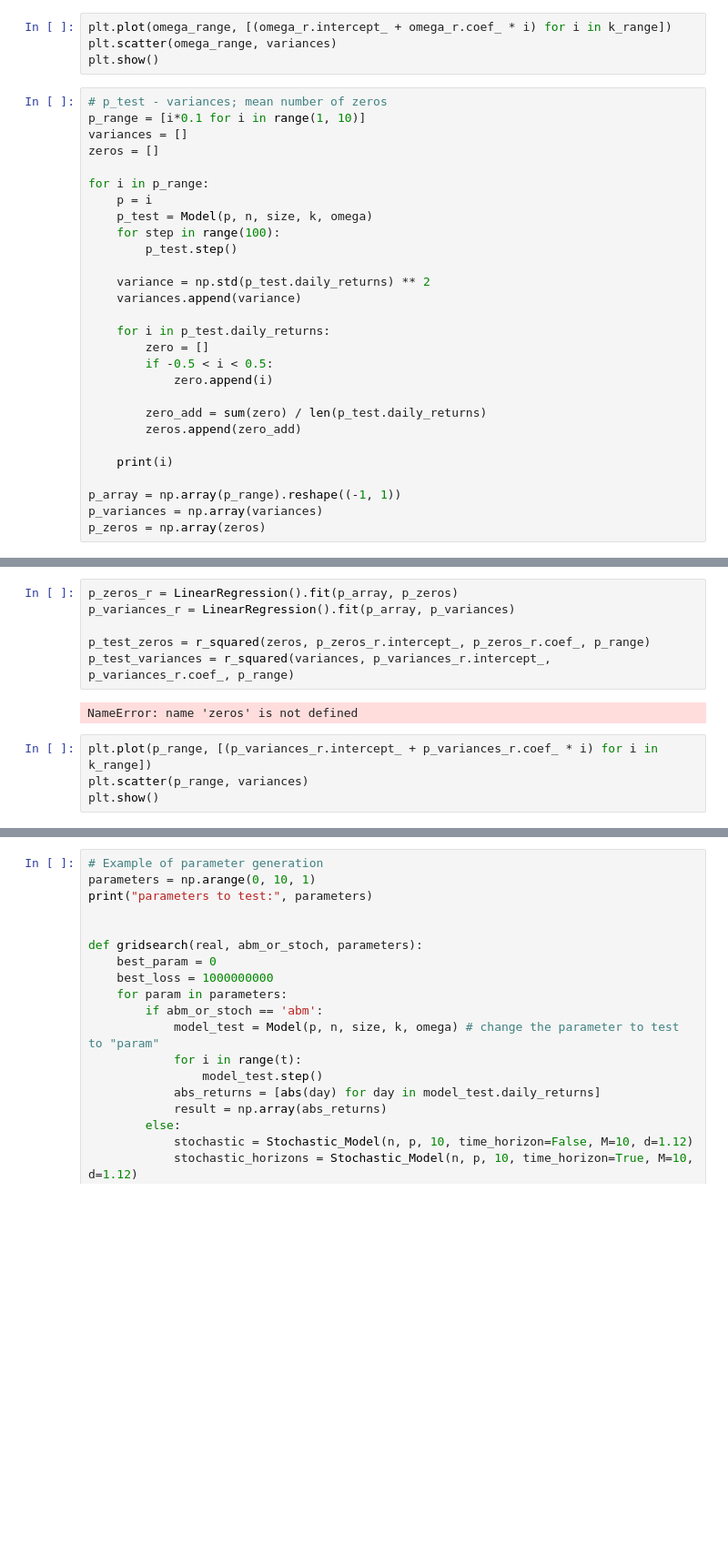
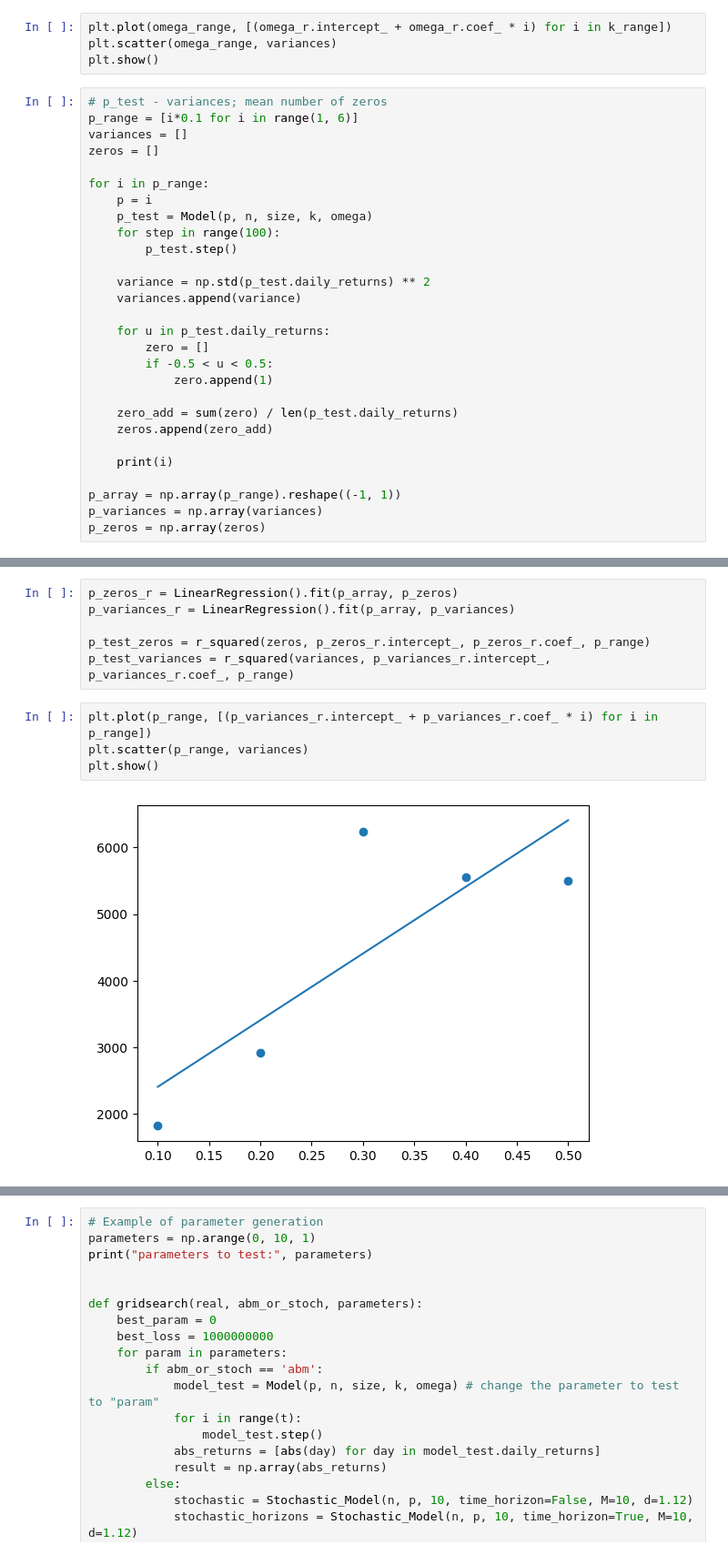
Before and after one commit to ymakoni/PCS_Financial_Market_ABM, a Jupyter notebook: main.ipynb, the cells around one changed output, grey strips where cells are left out. Shown: that part at 91% size. Drawn from its saved outputs; the diff is of its cells as text; blank space fills up the shorter version.

Commit message:
Noise and tests for stochastic model

```diff
--- a/main.ipynb
+++ b/main.ipynb
@@ -452,7 +452,7 @@ plt.scatter(omega_range, variances)
 plt.show()
 # %%
 # p_test - variances; mean number of zeros
-p_range = [i*0.1 for i in range(1, 10)]
+p_range = [i*0.1 for i in range(1, 6)]
 variances = []
 zeros = []
 
@@ -465,13 +465,13 @@ for i in p_range:
     variance = np.std(p_test.daily_returns) ** 2
     variances.append(variance)
 
-    for i in p_test.daily_returns:
+    for u in p_test.daily_returns:
         zero = []
-        if -0.5 < i < 0.5:
-            zero.append(i)
+        if -0.5 < u < 0.5:
+            zero.append(1)
 
-        zero_add = sum(zero) / len(p_test.daily_returns)
-        zeros.append(zero_add)
+    zero_add = sum(zero) / len(p_test.daily_returns)
+    zeros.append(zero_add)
 
     print(i)
 
@@ -489,9 +490,9 @@ p_variances_r = LinearRegression().fit(p_array, p_variances)
 
 p_test_zeros = r_squared(zeros, p_zeros_r.intercept_, p_zeros_r.coef_, p_range)
 p_test_variances = r_squared(variances, p_variances_r.intercept_, p_variances_r.coef_, p_range)
-# %% [output]
-NameError: name 'zeros' is not defined
 # %%
-plt.plot(p_range, [(p_variances_r.intercept_ + p_variances_r.coef_ * i) for i in k_range])
+plt.plot(p_range, [(p_variances_r.intercept_ + p_variances_r.coef_ * i) for i in p_range])
 plt.scatter(p_range, variances)
 plt.show()
+# %% [output]
+[figure, added]
```
Also changed, not shown: parts of 7 cells of this notebook.
